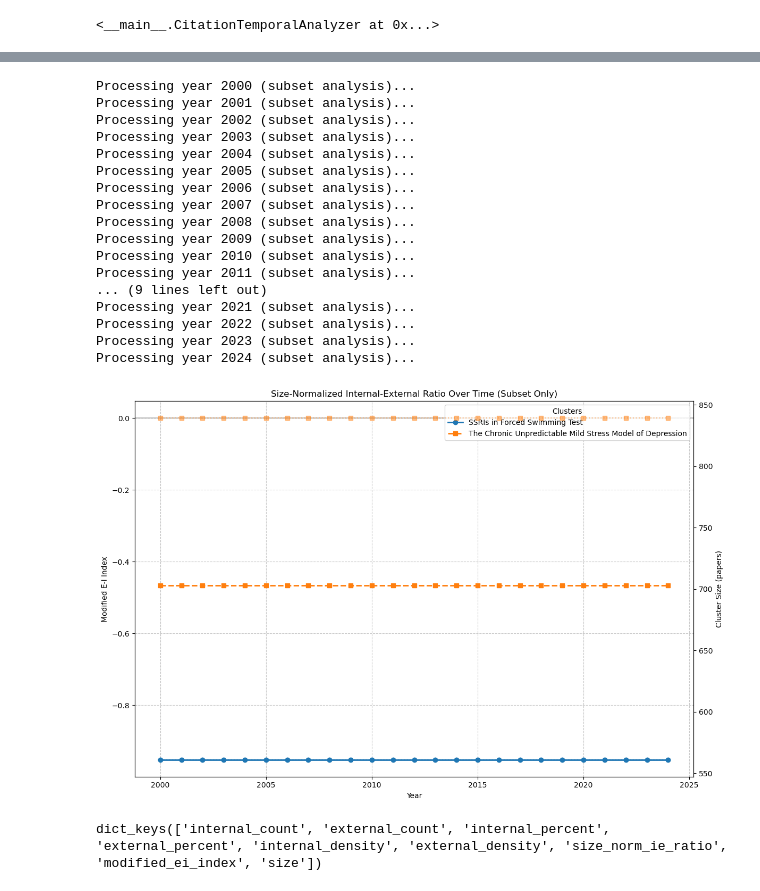
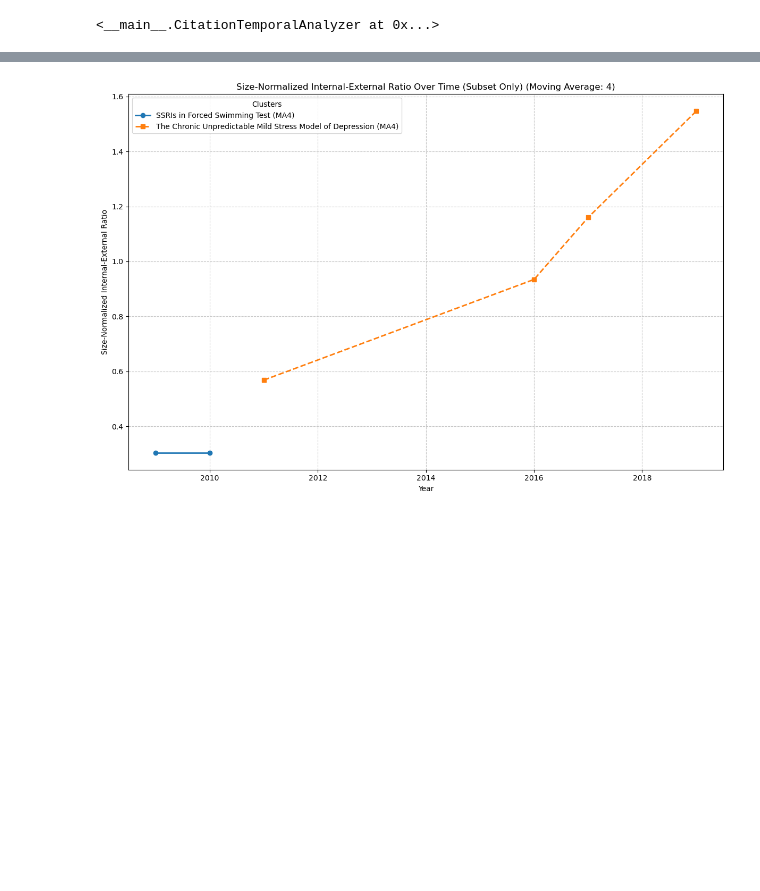
Before and after one commit to jarolim14/SSRI-Evolution, a Jupyter notebook: notebooks/09.1-ClusterIntercon.ipynb, the cells around one changed output, grey strips where cells are left out. Drawn from its saved outputs; the diff is of its cells as text; code cells hidden in the pictures; blank space fills up the shorter version.

```diff
--- a/notebooks/09.1-ClusterIntercon.ipynb
+++ b/notebooks/09.1-ClusterIntercon.ipynb
@@ -1223,21 +1256,38 @@ Cluster labels loaded with 99 entries
 <__main__.CitationTemporalAnalyzer at 0x...>
 # %%
 # Define analysis scope
-years_of_interest = range(2000, 2025)
+years_of_interest = range(2005, 2025)
 clusters_of_interest = [
-    "12",  # SSRI in Forced Swimming Test
-    "8",  # The Chronic Unpredictable Mild Stress Model of Depression
+    # "12",  # SSRI in Forced Swimming Test
+    # "8",  # The Chronic Unpredictable Mild Stress Model of Depression
     # "10",  # Risk of prenatal exposure
+    10,
+    20,
+    30,
+    40,
+    50,
+    60,
+    70,
+    80,
+    90,
 ]
 
 all_results = analyzer.analyze_all_connections(
     selected_clusters=clusters_of_interest, years_range=years_of_interest
 )
 
+#            "internal_density": "Internal Connection Density",
+#            "external_density": "External Connection Density",
+#            "size_norm_ie_ratio": "Size-Normalized Internal-External Ratio",
+#            "modified_ei_index": "Modified E-I Index",
+
 # Plot the modified E-I index
 analyzer.plot_temporal_evolution(
     all_results,
-    metric="size_norm_ie_ratio",
+    metric="size",
     title="Modified E-I Index Over Time (All Clusters)",
+    sort_by_final=False,
+    include_size=False,
+    rolling_window=3,
 )
 # %% [output]
@@ -1262,35 +1295,23 @@ Processing year 2024 (all connections)...
 # %%
+clusters_of_interest = [
+    "12",  # SSRI in Forced Swimming Test
+    "8",  # The Chronic Unpredictable Mild Stress Model of Depression
+    # "10",  # Risk of prenatal exposure
+]
+
+
 # Run analyses
 subset_results = analyzer.analyze_subset_connections(
     selected_clusters=clusters_of_interest, years_range=years_of_interest
 )
 
 # Plot the size-normalized ratio
 analyzer.plot_temporal_evolution(
     subset_results,
-    metric="modified_ei_index",
+    metric="size_norm_ie_ratio",
     title="Size-Normalized Internal-External Ratio Over Time (Subset Only)",
+    rolling_window=4,
+    include_size=False,
 )
 # %% [output]
-Processing year 2000 (subset analysis)...
-Processing year 2001 (subset analysis)...
-Processing year 2002 (subset analysis)...
-Processing year 2003 (subset analysis)...
-Processing year 2004 (subset analysis)...
-Processing year 2005 (subset analysis)...
-Processing year 2006 (subset analysis)...
-Processing year 2007 (subset analysis)...
-Processing year 2008 (subset analysis)...
-Processing year 2009 (subset analysis)...
-Processing year 2010 (subset analysis)...
-Processing year 2011 (subset analysis)...
-... (9 lines left out)
-Processing year 2021 (subset analysis)...
-Processing year 2022 (subset analysis)...
-Processing year 2023 (subset analysis)...
-Processing year 2024 (subset analysis)...
-[figure, old version]
+[figure, new version]
-# %%
-all_results["10"].keys()
-# %% [output]
-dict_keys(['internal_count', 'external_count', 'internal_percent', 'external_percent', 'internal_density', 'external_density', 'size_norm_ie_ratio', 'modified_ei_index', 'size'])
```
Also changed, not shown: parts of 19 cells of this notebook, 16 other files.
